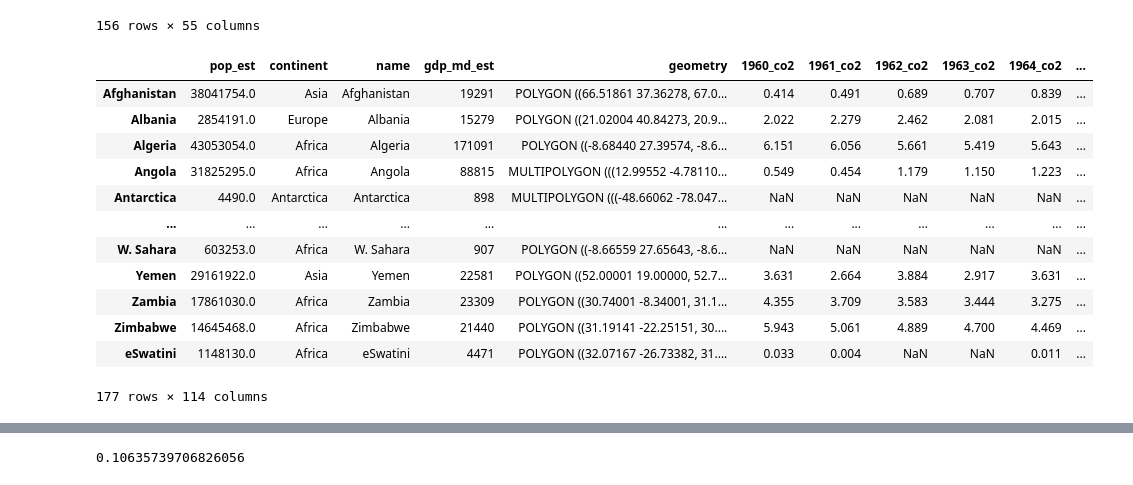
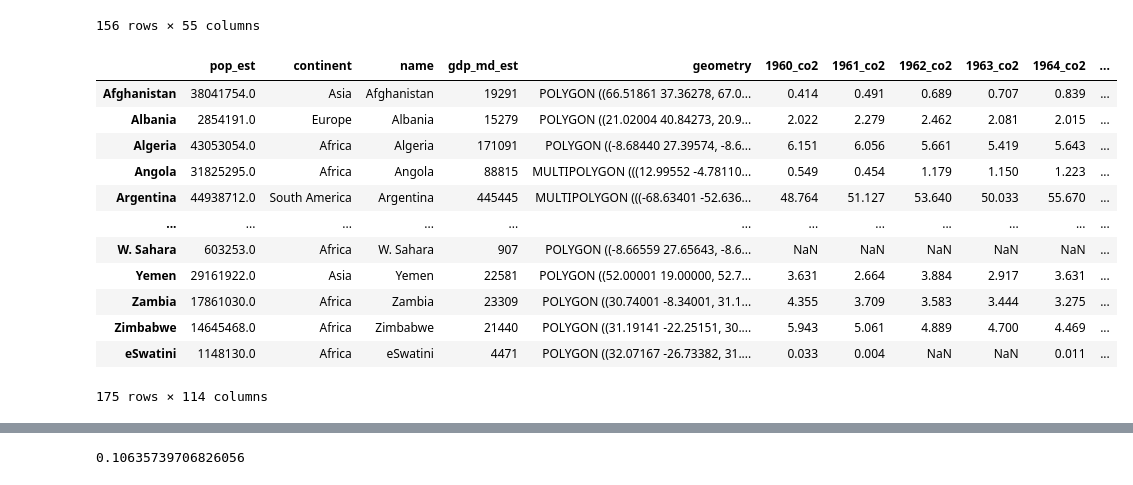
Before and after one commit to ubco-W2022T2-data301/project-group-group42, a Jupyter notebook: analysis/ungraded/cleaning.ipynb, the cells around one changed output, grey strips where cells are left out. Drawn from its saved outputs; the diff is of its cells as text; code cells hidden in the pictures.

```diff
--- a/analysis/ungraded/cleaning.ipynb
+++ b/analysis/ungraded/cleaning.ipynb
@@ -152,23 +152,23 @@ world = pd.concat((world,pivoted_df),axis=1)
 # %%
 tempColumnNames = {}
 for i in range(1960,2014):
    tempColumnNames[i] = f"{i}_temp"
-world = world.rename(columns=tempColumnNames)
+world = world.rename(columns=tempColumnNames).drop(["Fr. S. Antarctic Lands","Antarctica"])
 world
 # %% [output]
 |  | pop_est | continent | name | gdp_md_est | geometry | 1960_co2 | 1961_co2 | 1962_co2 | 1963_co2 | 1964_co2 | ... |
 | Afghanistan | 38041754.0 | Asia | Afghanistan | 19291 | POLYGON ((66.51861 37.36278, 67.0... | 0.414 | 0.491 | 0.689 | 0.707 | 0.839 | ... |
 | Albania | 2854191.0 | Europe | Albania | 15279 | POLYGON ((21.02004 40.84273, 20.9... | 2.022 | 2.279 | 2.462 | 2.081 | 2.015 | ... |
 | Algeria | 43053054.0 | Africa | Algeria | 171091 | POLYGON ((-8.68440 27.39574, -8.6... | 6.151 | 6.056 | 5.661 | 5.419 | 5.643 | ... |
 | Angola | 31825295.0 | Africa | Angola | 88815 | MULTIPOLYGON (((12.99552 -4.78110... | 0.549 | 0.454 | 1.179 | 1.150 | 1.223 | ... |
-| Antarctica | 4490.0 | Antarctica | Antarctica | 898 | MULTIPOLYGON (((-48.66062 -78.047... | NaN | NaN | NaN | NaN | NaN | ... |
+| Argentina | 44938712.0 | South America | Argentina | 445445 | MULTIPOLYGON (((-68.63401 -52.636... | 48.764 | 51.127 | 53.640 | 50.033 | 55.670 | ... |
 | ... | ... | ... | ... | ... | ... | ... | ... | ... | ... | ... | ... |
 | W. Sahara | 603253.0 | Africa | W. Sahara | 907 | POLYGON ((-8.66559 27.65643, -8.6... | NaN | NaN | NaN | NaN | NaN | ... |
 | Yemen | 29161922.0 | Asia | Yemen | 22581 | POLYGON ((52.00001 19.00000, 52.7... | 3.631 | 2.664 | 3.884 | 2.917 | 3.631 | ... |
 | Zambia | 17861030.0 | Africa | Zambia | 23309 | POLYGON ((30.74001 -8.34001, 31.1... | 4.355 | 3.709 | 3.583 | 3.444 | 3.275 | ... |
 | Zimbabwe | 14645468.0 | Africa | Zimbabwe | 21440 | POLYGON ((31.19141 -22.25151, 30.... | 5.943 | 5.061 | 4.889 | 4.700 | 4.469 | ... |
 | eSwatini | 1148130.0 | Africa | eSwatini | 4471 | POLYGON ((32.07167 -26.73382, 31.... | 0.033 | 0.004 | NaN | NaN | 0.011 | ... |
-177 rows × 114 columns
+175 rows × 114 columns
 # %%
 #Delta Temp is the average temp from 1960-1964 subtracted from the average temp of 2009-2013
 world["delta_temp"] = world.iloc[:,109:114].mean(axis=1) - world.iloc[:,60:65].mean(axis=1)
```
Also changed, not shown: parts of 8 cells of this notebook, 2 other files.
